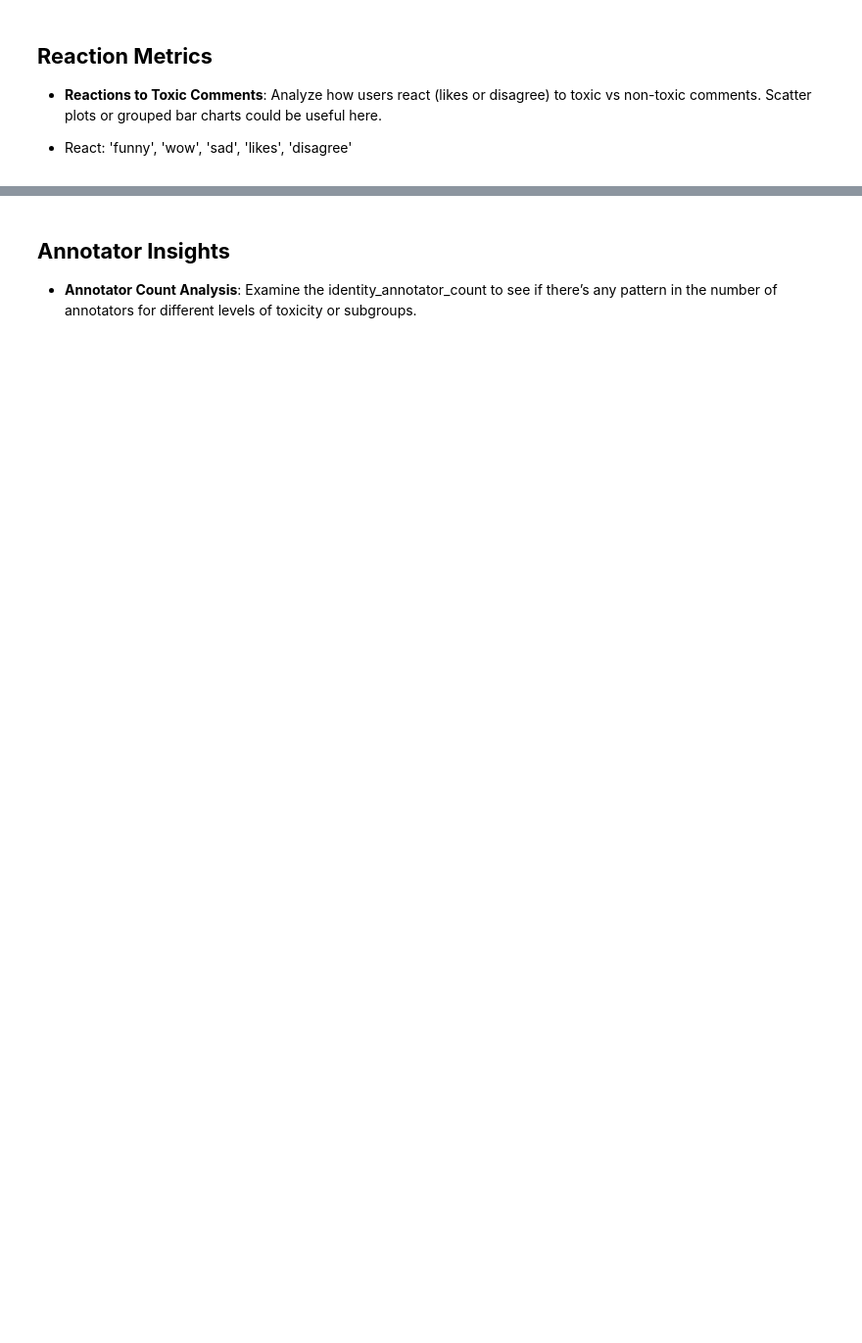
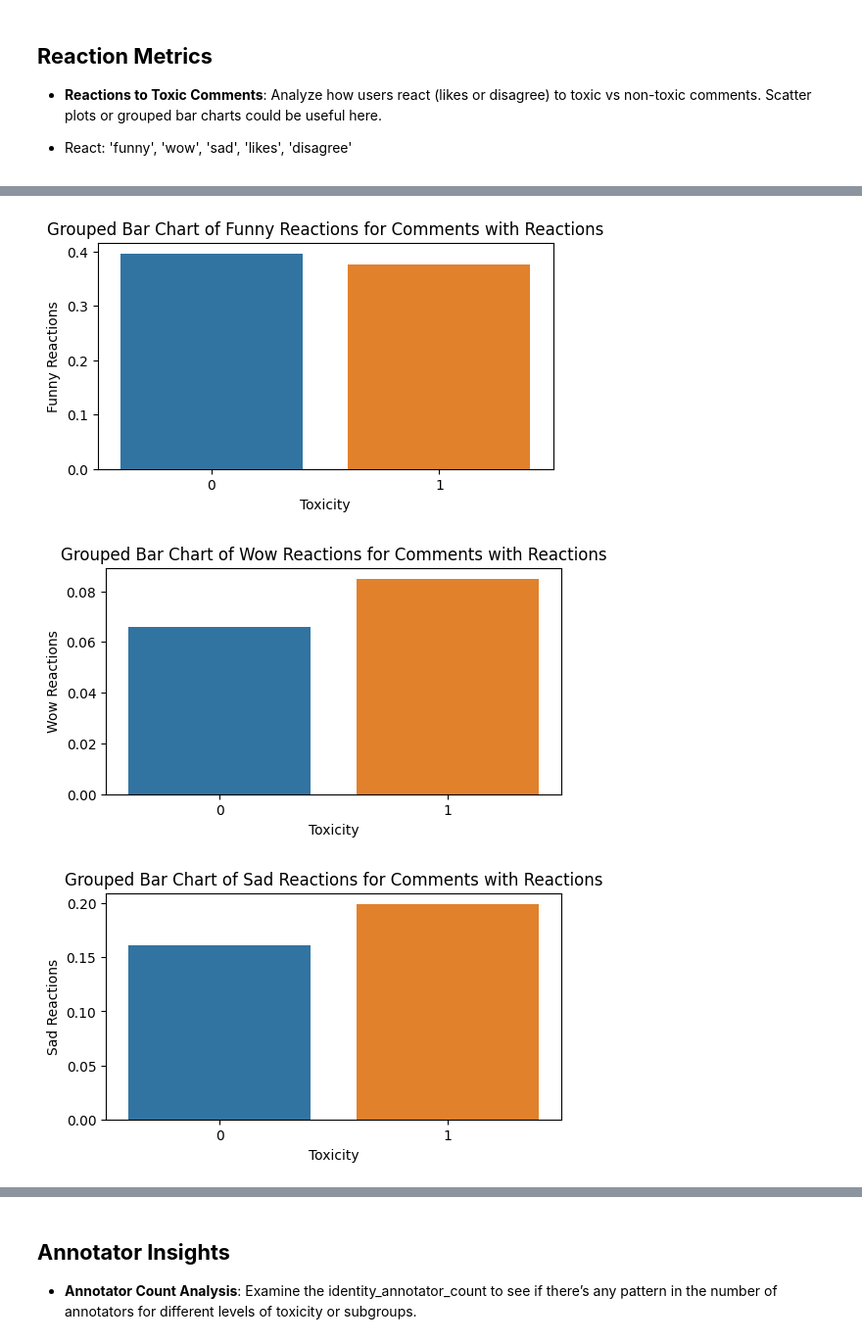
Before and after one commit to LexiGuard/lexiguard, a Jupyter notebook: EDA-Andre-visual.ipynb, the cells around one changed output, grey strips where cells are left out. Shown at 98% size. Saved outputs shown, nothing was run; the diff lists cells and outputs as text; code cells hidden in the pictures; blank space fills up the shorter version.

```diff
--- a/EDA-Andre-visual.ipynb
+++ b/EDA-Andre-visual.ipynb
@@ -115,0 +238,16 @@ react = ['funny', 'wow', 'sad', 'likes', 'disagree']
+# %%
+df_react_with_reaction = df_react[df_react[['funny', 'wow', 'sad', 'likes', 'disagree']].sum(axis=1) > 0]
+
+reactions = ['funny', 'wow', 'sad', 'likes', 'disagree']
+
+for reaction in reactions:
+    plt.figure(figsize=(6, 3))
+    sns.barplot(data=df_react_with_reaction, x='toxic', y=reaction, ci=None)
+    plt.title(f'Grouped Bar Chart of {reaction.capitalize()} Reactions for Comments with Reactions')
+    plt.xlabel('Toxicity')
+    plt.ylabel(f'{reaction.capitalize()} Reactions')
+    plt.show()
+# %% [output]
+[figure, added]
+[figure, added]
+[figure, added]
```
Also changed, not shown: parts of 15 cells of this notebook, 1 other file.
